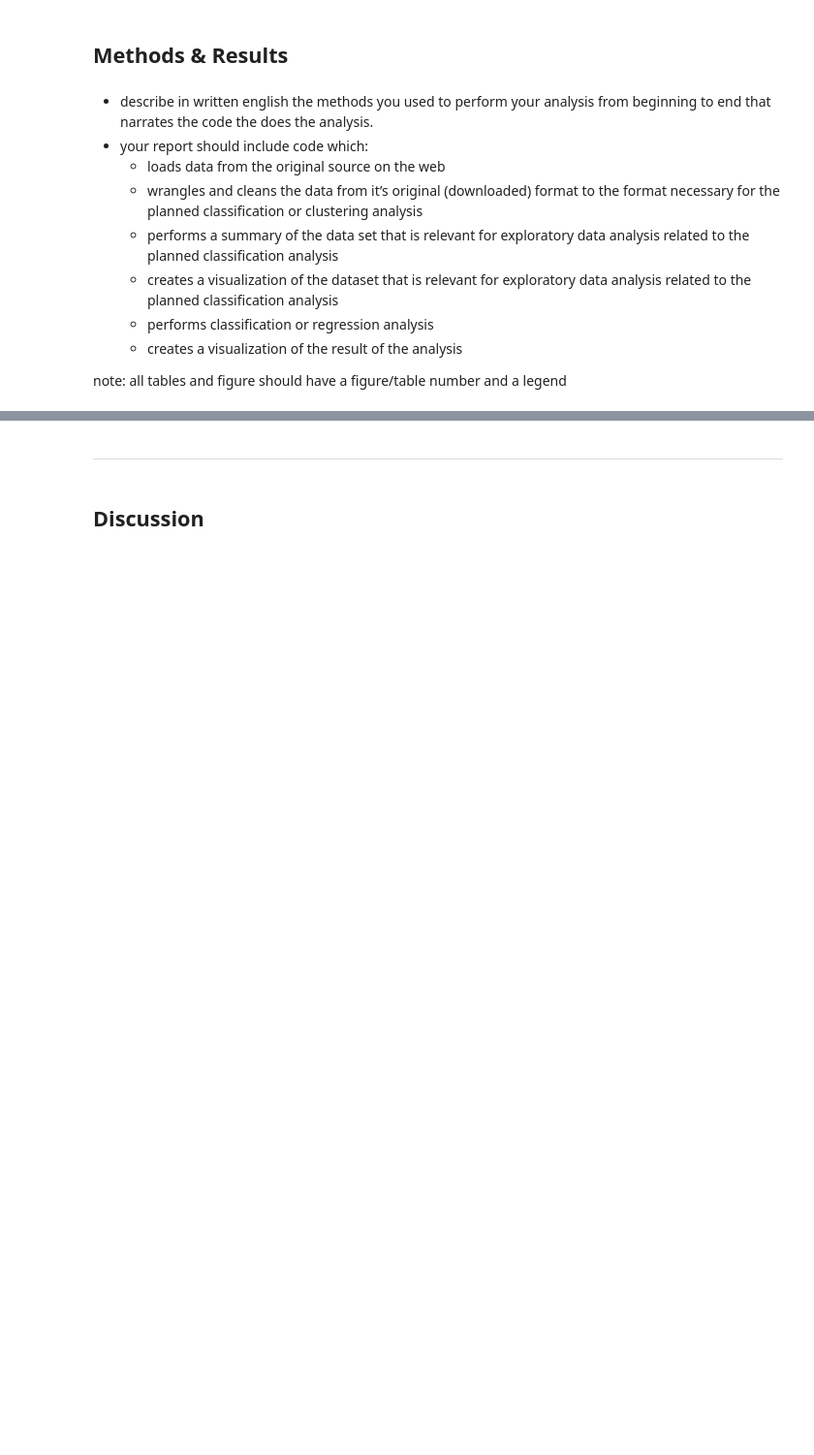
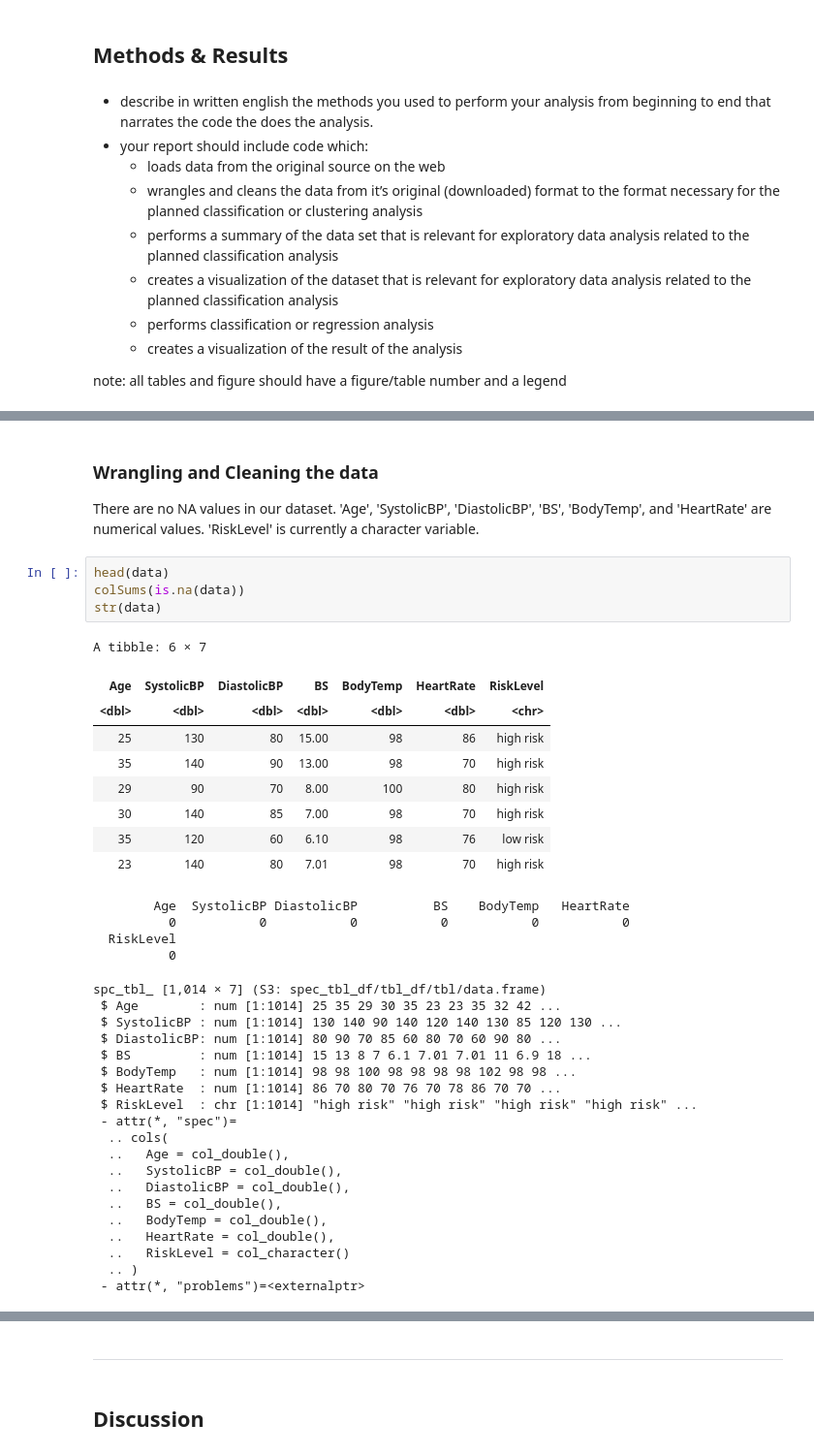
Before and after one commit to DSCI-310-2025/dsci-310-group-03, a Jupyter notebook: data_analysis.ipynb, the cells around one changed output, grey strips where cells are left out. Shown at 97% size. Drawn from its saved outputs; the diff is of its cells as text; blank space fills up the shorter version.

```diff
--- a/data_analysis.ipynb
+++ b/data_analysis.ipynb
@@ -44,0 +62,40 @@ note: all tables and figure should have a figure/table number and a legend
+# %% [markdown]
+### Wrangling and Cleaning the data
+There are no NA values in our dataset. 'Age', 'SystolicBP', 'DiastolicBP', 'BS', 'BodyTemp', and 'HeartRate' are numerical values. 'RiskLevel' is currently a character variable.
+# %%
+head(data)
+colSums(is.na(data))
+str(data)
+# %% [output]
+A tibble: 6 × 7
+| Age | SystolicBP | DiastolicBP | BS | BodyTemp | HeartRate | RiskLevel |
+| <dbl> | <dbl> | <dbl> | <dbl> | <dbl> | <dbl> | <chr> |
+| 25 | 130 | 80 | 15.00 | 98 | 86 | high risk |
+| 35 | 140 | 90 | 13.00 | 98 | 70 | high risk |
+| 29 | 90 | 70 | 8.00 | 100 | 80 | high risk |
+| 30 | 140 | 85 | 7.00 | 98 | 70 | high risk |
+| 35 | 120 | 60 | 6.10 | 98 | 76 | low risk |
+| 23 | 140 | 80 | 7.01 | 98 | 70 | high risk |
+        Age  SystolicBP DiastolicBP          BS    BodyTemp   HeartRate
+          0           0           0           0           0           0
+  RiskLevel
+          0
+spc_tbl_ [1,014 × 7] (S3: spec_tbl_df/tbl_df/tbl/data.frame)
+ $ Age        : num [1:1014] 25 35 29 30 35 23 23 35 32 42 ...
+ $ SystolicBP : num [1:1014] 130 140 90 140 120 140 130 85 120 130 ...
+ $ DiastolicBP: num [1:1014] 80 90 70 85 60 80 70 60 90 80 ...
+ $ BS         : num [1:1014] 15 13 8 7 6.1 7.01 7.01 11 6.9 18 ...
+ $ BodyTemp   : num [1:1014] 98 98 100 98 98 98 98 102 98 98 ...
+ $ HeartRate  : num [1:1014] 86 70 80 70 76 70 78 86 70 70 ...
+ $ RiskLevel  : chr [1:1014] "high risk" "high risk" "high risk" "high risk" ...
+ - attr(*, "spec")=
+  .. cols(
+  ..   Age = col_double(),
+  ..   SystolicBP = col_double(),
+  ..   DiastolicBP = col_double(),
+  ..   BS = col_double(),
+  ..   BodyTemp = col_double(),
+  ..   HeartRate = col_double(),
+  ..   RiskLevel = col_character()
+  .. )
+ - attr(*, "problems")=<externalptr>
```
Also changed, not shown: parts of 7 cells of this notebook.
